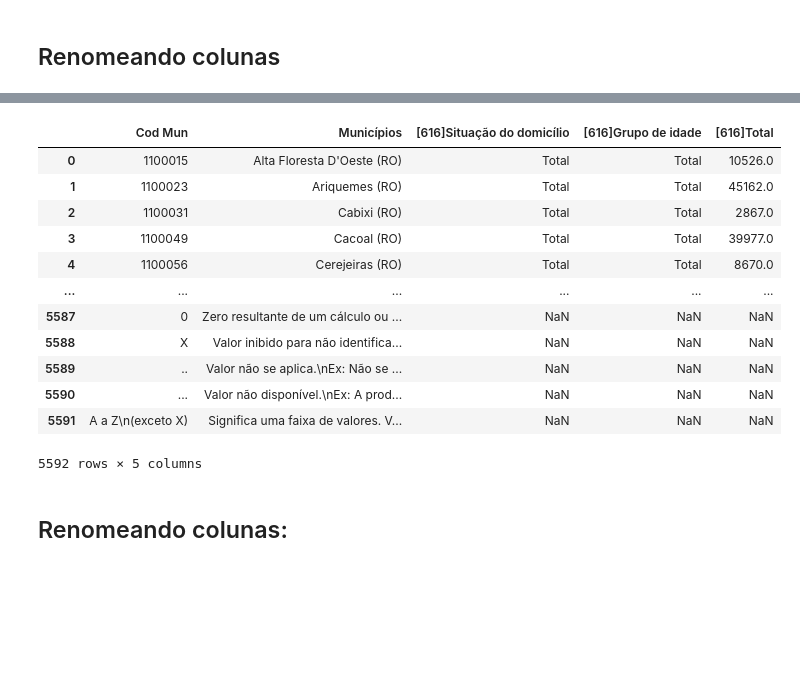
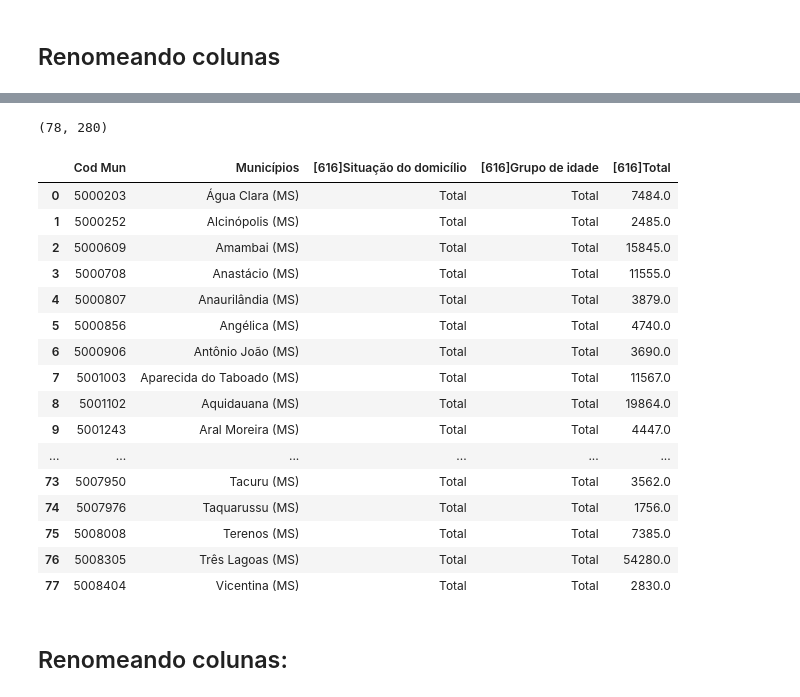
Before and after one commit to arthurchieppe/projetoInfGeo, a Jupyter notebook: Mato_Grosso_do_Sul.ipynb, the cells around one changed output, grey strips where cells are left out. Saved outputs shown, nothing was run; the diff lists cells and outputs as text; code cells hidden in the pictures; blank space fills up the shorter version.

Commit message:
Tabela 10 tratada

```diff
--- a/Mato_Grosso_do_Sul.ipynb
+++ b/Mato_Grosso_do_Sul.ipynb
@@ -118,3 +135,6 @@ ls_names = ['arquivo_616',
+# %%
+for i, df in enumerate(ls_df):
+    ls_df[i] = pd.merge(df, ms['CD_GEOCODM'], left_on='Cód.', right_on='CD_GEOCODM', how='inner').drop(columns=['CD_GEOCODM'])
 # %% [markdown]
 ## Tratamentos especiais:
 # %%
@@ -122,0 +153,3 @@ ls_df[8].drop(axis=0, index=0, inplace=True)
+# %%
+ls_df[6] = ls_df[6].pivot(index=['Cód.', 'Município'], columns='Número de dormitórios', values='Total')
+ls_df[2] = ls_df[2].pivot(index=['Cód.', 'Município'], columns='Condição de ocupação do domicílio', values='Total')
@@ -122,0 +172,10 @@ ls_df[8].drop(axis=0, index=0, inplace=True)
+# %%
+# Lidando com tabela de idade, renda
+cols = ls_df[10].columns[3:]
+temp = ls_df[10][cols].set_index('Grupo de idade', append=True).unstack().sort_index(axis=1)
+temp.columns = temp.columns.map(lambda x: f'{x[0]}_{x[1]}')
+# %%
+temp
+temp2 = ls_df[10].drop(cols, axis=1).join(temp)
+temp2.drop(columns=['Sexo'], inplace=True)
+ls_df[10] = temp2.groupby(['Cód.', 'Município']).sum().reset_index()
@@ -139,16 +289,24 @@ for df in ls_df:
+# %%
+total_df.shape
+# %% [output]
+(78, 280)
 # %%
-ls_df[0]
+ls_df[0].head(100)
 # %% [output]
 |  | Cod Mun | Municípios | [616]Situação do domicílio | [616]Grupo de idade | [616]Total |
-| 0 | 1100015 | Alta Floresta D'Oeste (RO) | Total | Total | 10526.0 |
-| 1 | 1100023 | Ariquemes (RO) | Total | Total | 45162.0 |
-| 2 | 1100031 | Cabixi (RO) | Total | Total | 2867.0 |
-| 3 | 1100049 | Cacoal (RO) | Total | Total | 39977.0 |
-| 4 | 1100056 | Cerejeiras (RO) | Total | Total | 8670.0 |
+| 0 | 5000203 | Água Clara (MS) | Total | Total | 7484.0 |
+| 1 | 5000252 | Alcinópolis (MS) | Total | Total | 2485.0 |
+| 2 | 5000609 | Amambai (MS) | Total | Total | 15845.0 |
+| 3 | 5000708 | Anastácio (MS) | Total | Total | 11555.0 |
+| 4 | 5000807 | Anaurilândia (MS) | Total | Total | 3879.0 |
+| 5 | 5000856 | Angélica (MS) | Total | Total | 4740.0 |
+| 6 | 5000906 | Antônio João (MS) | Total | Total | 3690.0 |
+| 7 | 5001003 | Aparecida do Taboado (MS) | Total | Total | 11567.0 |
+| 8 | 5001102 | Aquidauana (MS) | Total | Total | 19864.0 |
+| 9 | 5001243 | Aral Moreira (MS) | Total | Total | 4447.0 |
 | ... | ... | ... | ... | ... | ... |
-| 5587 | 0 | Zero resultante de um cálculo ou ... | NaN | NaN | NaN |
-| 5588 | X | Valor inibido para não identifica... | NaN | NaN | NaN |
-| 5589 | .. | Valor não se aplica.\nEx: Não se ... | NaN | NaN | NaN |
-| 5590 | ... | Valor não disponível.\nEx: A prod... | NaN | NaN | NaN |
-| 5591 | A a Z\n(exceto X) | Significa uma faixa de valores. V... | NaN | NaN | NaN |
+| 73 | 5007950 | Tacuru (MS) | Total | Total | 3562.0 |
+| 74 | 5007976 | Taquarussu (MS) | Total | Total | 1756.0 |
+| 75 | 5008008 | Terenos (MS) | Total | Total | 7385.0 |
+| 76 | 5008305 | Três Lagoas (MS) | Total | Total | 54280.0 |
+| 77 | 5008404 | Vicentina (MS) | Total | Total | 2830.0 |
-5592 rows × 5 columns
```
Also changed, not shown: parts of 15 cells of this notebook.
